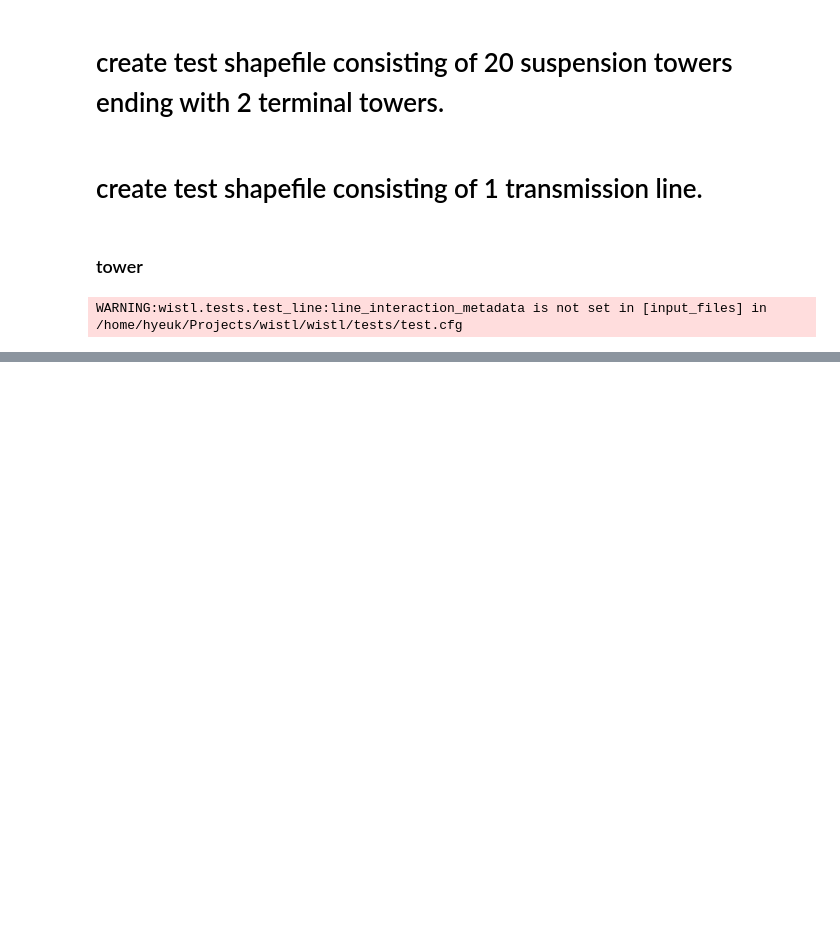
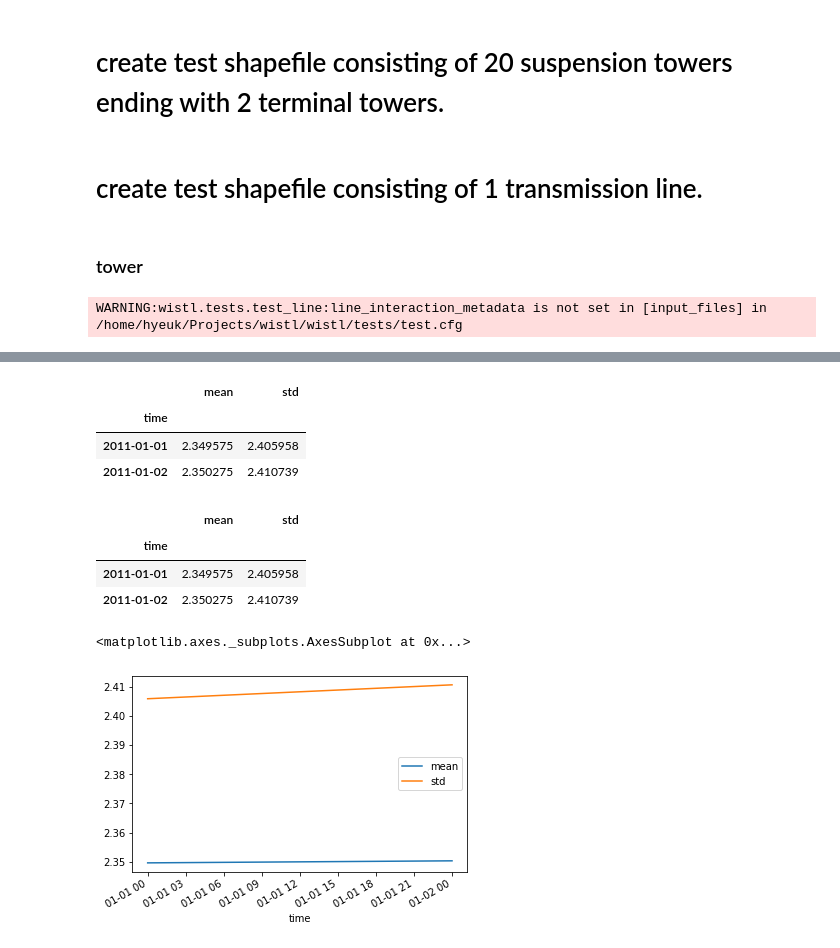
Before and after one commit to GeoscienceAustralia/wistl, a Jupyter notebook: Untitled.ipynb, the cells around one changed output, grey strips where cells are left out. Drawn from its saved outputs; the diff is of its cells as text; code cells hidden in the pictures; blank space fills up the shorter version.

Commit message:
tidy up tower and line

```diff
--- a/Untitled.ipynb
+++ b/Untitled.ipynb
@@ -215,3 +409,22 @@ line1.compute_damage_prob_sim_given_sim1(0)
+# %%
+est['collapse'].head()
+# %% [output]
+|  | mean | std |
+| time |  |  |
+| 2011-01-01 | 2.349575 | 2.405958 |
+| 2011-01-02 | 2.350275 | 2.410739 |
+# %%
+line1.est_no_damage['collapse']
+# %% [output]
+|  | mean | std |
+| time |  |  |
+| 2011-01-01 | 2.349575 | 2.405958 |
+| 2011-01-02 | 2.350275 | 2.410739 |
+# %%
+line1.est_no_damage['collapse'].plot()
+# %% [output]
+<matplotlib.axes._subplots.AxesSubplot at 0x...>
+[figure, added]
 # %%
 
 
```
Also changed, not shown: parts of 36 cells of this notebook, 4 other files.
